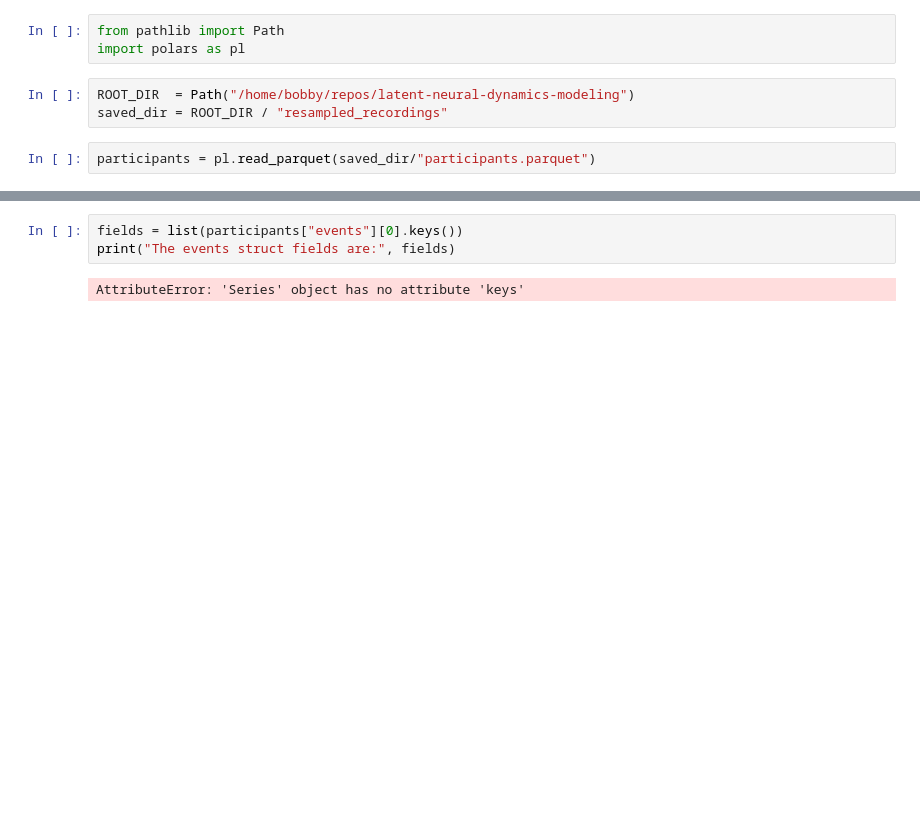
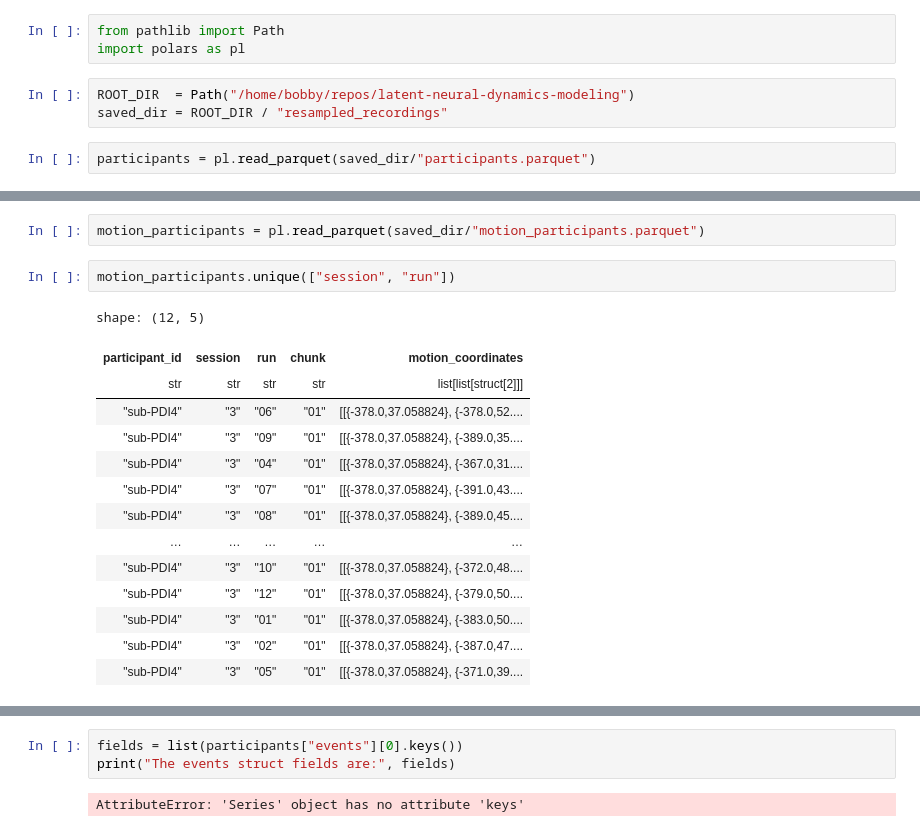
Before and after one commit to mirklys/latent-neural-dynamics-modeling, a Jupyter notebook: notebooks/data_analysis/saved_table_checkup.ipynb, the cells around one changed output, grey strips where cells are left out. Cells and saved outputs as stored; diff of their text form; blank space fills up the shorter version.

```diff
--- a/notebooks/data_analysis/saved_table_checkup.ipynb
+++ b/notebooks/data_analysis/saved_table_checkup.ipynb
@@ -9 +27,20 @@ participants = pl.read_parquet(saved_dir/"participants.parquet")
+# %%
+motion_participants = pl.read_parquet(saved_dir/"motion_participants.parquet")
+# %%
+motion_participants.unique(["session", "run"])
+# %% [output]
+shape: (12, 5)
+| participant_id | session | run | chunk | motion_coordinates |
+| str | str | str | str | list[list[struct[2]]] |
+| "sub-PDI4" | "3" | "06" | "01" | [[{-378.0,37.058824}, {-378.0,52.... |
+| "sub-PDI4" | "3" | "09" | "01" | [[{-378.0,37.058824}, {-389.0,35.... |
+| "sub-PDI4" | "3" | "04" | "01" | [[{-378.0,37.058824}, {-367.0,31.... |
+| "sub-PDI4" | "3" | "07" | "01" | [[{-378.0,37.058824}, {-391.0,43.... |
+| "sub-PDI4" | "3" | "08" | "01" | [[{-378.0,37.058824}, {-389.0,45.... |
+| … | … | … | … | … |
+| "sub-PDI4" | "3" | "10" | "01" | [[{-378.0,37.058824}, {-372.0,48.... |
+| "sub-PDI4" | "3" | "12" | "01" | [[{-378.0,37.058824}, {-379.0,50.... |
+| "sub-PDI4" | "3" | "01" | "01" | [[{-378.0,37.058824}, {-383.0,50.... |
+| "sub-PDI4" | "3" | "02" | "01" | [[{-378.0,37.058824}, {-387.0,47.... |
+| "sub-PDI4" | "3" | "05" | "01" | [[{-378.0,37.058824}, {-371.0,39.... |
 # %%
```
Also changed, not shown: parts of 3 cells of this notebook, 4 other files.
